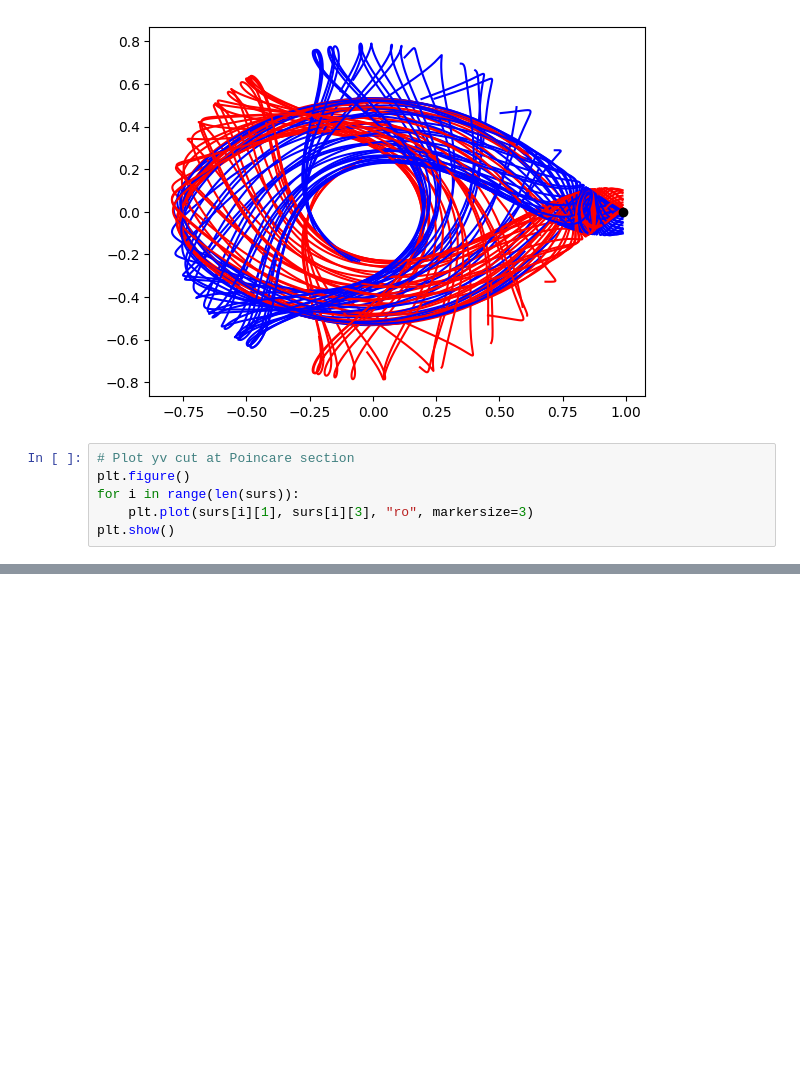
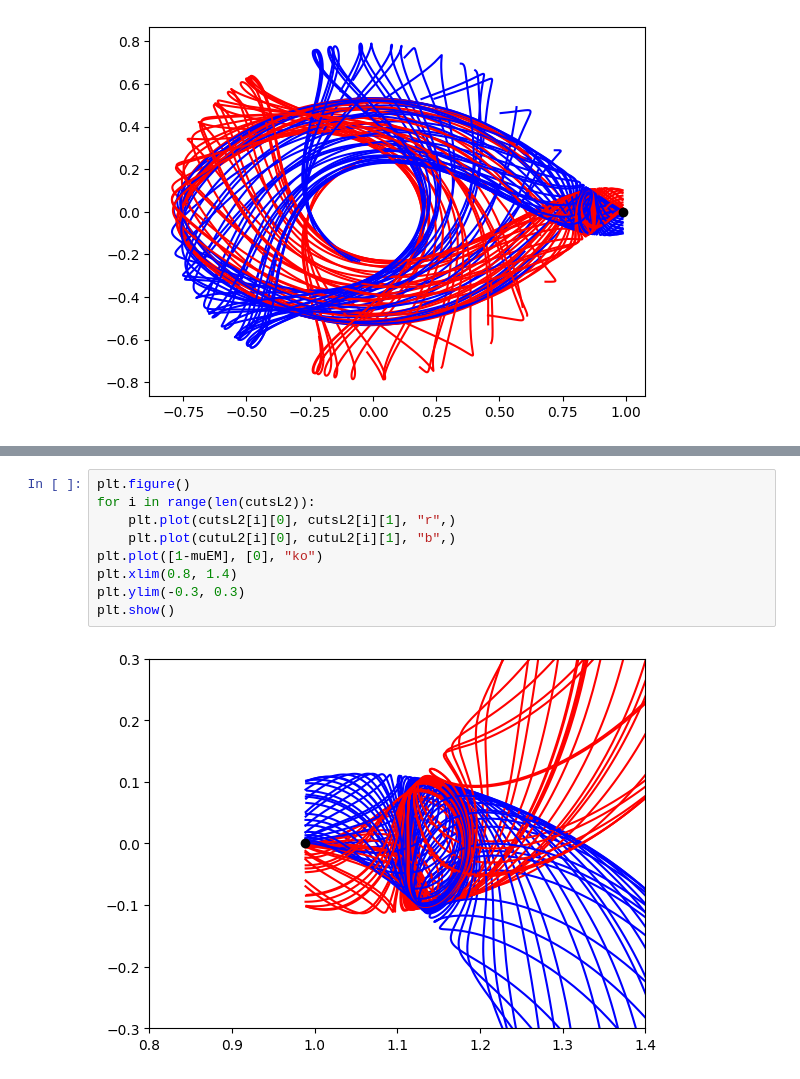
Before and after one commit to Meoli96/Trajectory, a Jupyter notebook: Ex1/test1_2.ipynb, the cells around one changed output, grey strips where cells are left out. Cells and saved outputs as stored; diff of their text form; blank space fills up the shorter version.

```diff
--- a/Ex1/test1_2.ipynb
+++ b/Ex1/test1_2.ipynb
@@ -91,9 +91,3 @@ plt.plot([1-muEM], [0], "ko")
 plt.show()
 # %% [output]
 [figure]
-# %%
-# Plot yv cut at Poincare section
-plt.figure()
-for i in range(len(surs)):
-    plt.plot(surs[i][1], surs[i][3], "ro", markersize=3)
-plt.show()
@@ -102,0 +123,11 @@ TypeError: 'NoneType' object is not subscriptable
+# %%
+plt.figure()
+for i in range(len(cutsL2)):
+    plt.plot(cutsL2[i][0], cutsL2[i][1], "r",)
+    plt.plot(cutuL2[i][0], cutuL2[i][1], "b",)
+plt.plot([1-muEM], [0], "ko")
+plt.xlim(0.8, 1.4)
+plt.ylim(-0.3, 0.3)
+plt.show()
+# %% [output]
+[figure, added]
```
Also changed, not shown: parts of 9 cells of this notebook.
